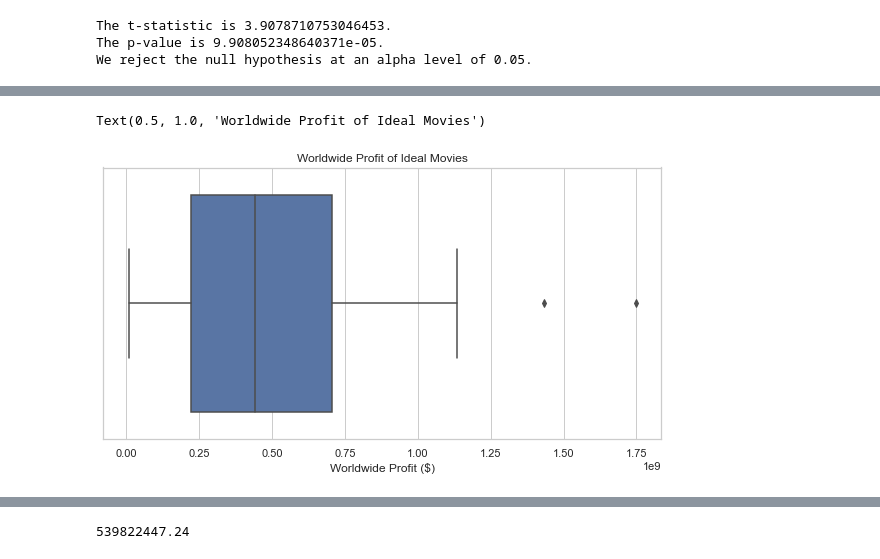
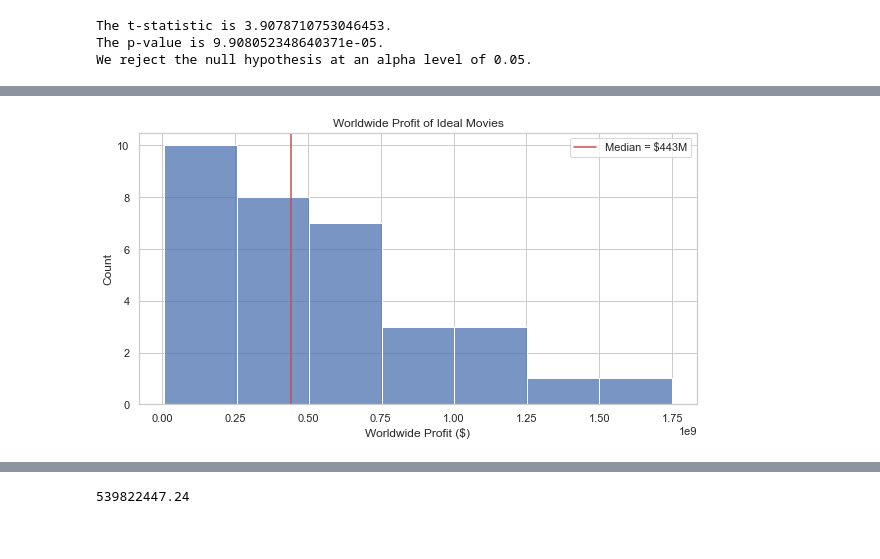
Before and after one commit to doriggs/Semester1Capstone, a Jupyter notebook: student.ipynb, the cells around one changed output, grey strips where cells are left out. Drawn from its saved outputs; the diff is of its cells as text; code cells hidden in the pictures.

```diff
--- a/student.ipynb
+++ b/student.ipynb
@@ -131,13 +131,13 @@ imdb_df_c2 = imdb_df_c.merge(tn_df, how = "inner",
 seasons = []
 for m in imdb_df_c2["release_month"]:
     if(m in [12,1,2]):
-        seasons.append("winter")
+        seasons.append("Winter")
     elif(m in [3,4,5]):
-        seasons.append("spring")
+        seasons.append("Spring")
     elif(m in [6,7,8]):
-        seasons.append("summer")
+        seasons.append("Summer")
     else:
-        seasons.append("fall")
+        seasons.append("Fall")
 
 imdb_df_c2["release_season"] = seasons
 
@@ -583,0 +509,16 @@ Text(0, 0.5, 'Mean Worldwide Profit ($)')
+# %%
+# Compare profit distribution of warm and cold seasons
+season_list = []
+for s in imdb_df_c2["release_season"]:
+    if (s == "Winter") | (s == "Fall"):
+        season_list.append("Cold")
+    else:
+        season_list.append("Warm")
+
+imdb_df_c2["season_split"] = season_list
+
+fig, ax = plt.subplots(figsize = (10,5))
+sns.boxplot(x='adjusted_worldwide', y='season_split', data= imdb_df_c2)
+ax.set_xlabel("Worldwide Profit ($)")
+ax.set_ylabel("Season")
+ax.set_title("Worldwide Profit between Cold and Warm Seasons");
@@ -608,0 +556,6 @@ We reject the null hypothesis at an alpha level of 0.05.
+# %%
+movie_samp = imdb_df_c2.loc[(imdb_df_c2["runtime_minutes"] >= 120) &
+                           (imdb_df_c2["season_split"] == "Warm") &
+                           [("Sci-Fi" in g) for g in imdb_df_c2["genres_list"]]]
+movie_samp[["primary_title", "runtime_minutes", "season_split", "genres_list",
+            "adjusted_worldwide"]].sample(n=5, random_state=77777)
@@ -629,6 +575,0 @@ Text(0.5, 1.0, 'Worldwide Profit between Cold and Warm Seasons')
-# %%
-movie_samp = imdb_df_c2.loc[(imdb_df_c2["runtime_minutes"] >= 120) &
-                           (imdb_df_c2["season_split"] == "warm") &
-                           [("Sci-Fi" in g) for g in imdb_df_c2["genres_list"]]]
-movie_samp[["primary_title", "runtime_minutes", "season_split", "genres_list",
-            "adjusted_worldwide"]].sample(n=5, random_state=77777)
@@ -642,8 +576,10 @@ movie_samp[["primary_title", "runtime_minutes", "season_split", "genres_list",
 # %%
 fig, ax = plt.subplots(figsize = (10,5))
-sns.boxplot(x='adjusted_worldwide', data= movie_samp)
+sns.histplot(x='adjusted_worldwide', data= movie_samp)
 ax.set_xlabel("Worldwide Profit ($)")
 ax.set_title("Worldwide Profit of Ideal Movies")
+plt.axvline(movie_samp["adjusted_worldwide"].median(), color = "r")
+ax.legend(loc='upper right',\
+     labels=['Median = ${}M'.format(int(round(movie_samp["adjusted_worldwide"].median()/1000000)))]);
 # %% [output]
-Text(0.5, 1.0, 'Worldwide Profit of Ideal Movies')
-[figure, old version]
+[figure, new version]
```
Also changed, not shown: parts of 43 cells of this notebook.
